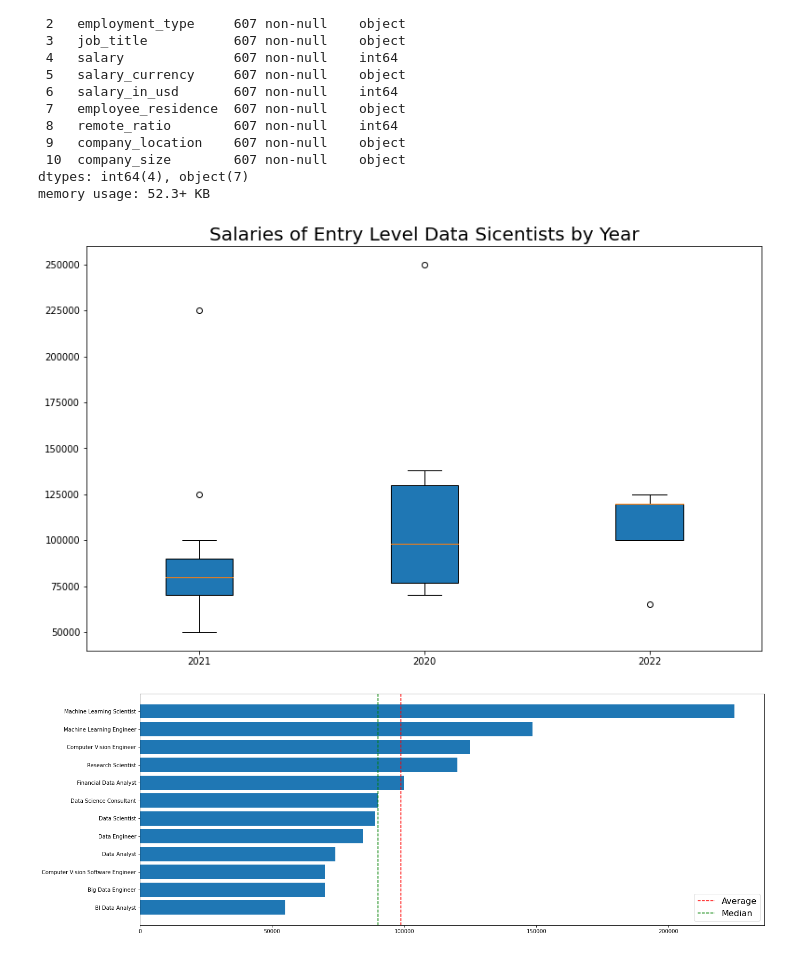
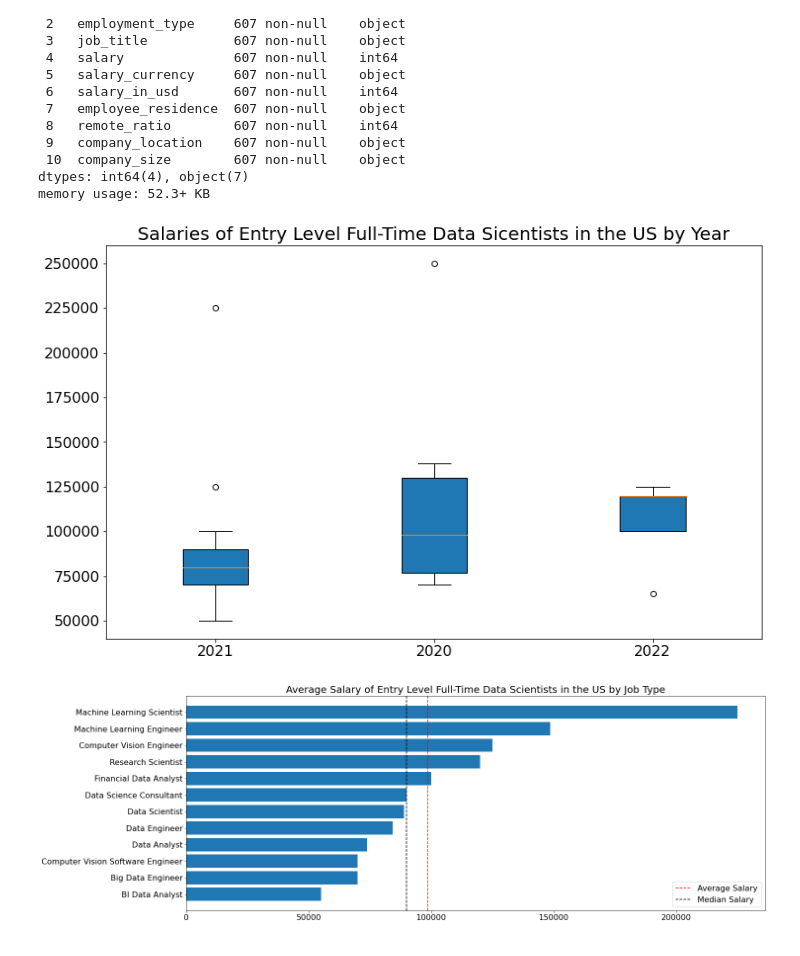
Before and after one commit to mvince33/Coding-Dojo, a Jupyter notebook: ds_salaries.ipynb, the cells around one changed output. Saved outputs shown, nothing was run; the diff lists cells and outputs as text; code cells hidden in the pictures.

```diff
--- a/ds_salaries.ipynb
+++ b/ds_salaries.ipynb
@@ -73,20 +73,25 @@ plt.figure(figsize = (13, 8));
 plt.boxplot(salaries_by_year,
             labels = filtered_df['work_year'].value_counts().index,
             patch_artist = True);
-plt.title('Salaries of Entry Level Data Sicentists by Year', fontsize = 20);
+plt.title('Salaries of Entry Level Full-Time Data Sicentists in the US by Year', fontsize = 20);
+plt.xticks(fontsize = 16);
+plt.yticks(fontsize = 16);
 # %% [output]
-[figure, old version]
+[figure, new version]
 # %%
 # Average salaries of entry level data scientists by job type
 avg_sal_by_job = filtered_df.groupby('job_title')['salary_in_usd'].mean()
 avg_sal_by_job.sort_values(inplace = True)
 avg_sal = filtered_df['salary_in_usd'].mean()
 med_sal = filtered_df['salary_in_usd'].median()
 
 plt.figure(figsize = (21, 8));
 plt.barh(avg_sal_by_job.index, avg_sal_by_job);
-plt.axvline(avg_sal, color = 'red', linestyle = '--', label = 'Average');
-plt.axvline(med_sal, color = 'green', linestyle = '--', label = 'Median');
+plt.axvline(avg_sal, color = 'red', linestyle = '--', label = 'Average Salary');
+plt.axvline(med_sal, color = 'black', linestyle = '--', label = 'Median Salary');
 plt.legend(fontsize = 16);
+plt.xticks(fontsize = 16);
+plt.yticks(fontsize = 16);
+plt.title('Average Salary of Entry Level Full-Time Data Scientists in the US by Job Type', fontsize = 20);
 # %% [output]
-[figure, old version]
+[figure, new version]
```
Also changed, not shown: parts of 1 cell of this notebook.
